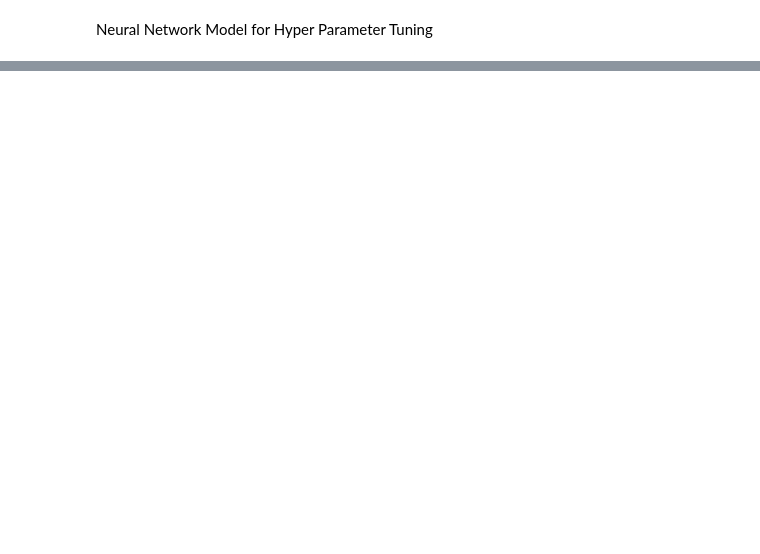
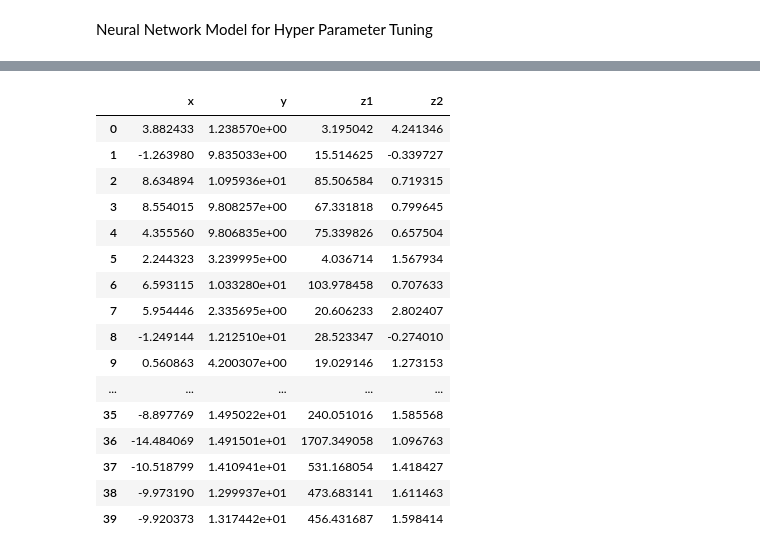
Before and after one commit to ScoutCodes/SMILE, a Jupyter notebook: BayesOpt_Code/BNN.ipynb, the cells around one changed output, grey strips where cells are left out. Saved outputs shown, nothing was run; the diff lists cells and outputs as text; code cells hidden in the pictures; blank space fills up the shorter version.

```diff
--- a/BayesOpt_Code/BNN.ipynb
+++ b/BayesOpt_Code/BNN.ipynb
@@ -171,0 +383,2 @@ Epoch 6/14
+# %%
+df = perform_iteration(df)
@@ -171,0 +456,20 @@ Epoch 6/14
+# %%
+df
+# %% [output]
+|  | x | y | z1 | z2 |
+| 0 | 3.882433 | 1.238570e+00 | 3.195042 | 4.241346 |
+| 1 | -1.263980 | 9.835033e+00 | 15.514625 | -0.339727 |
+| 2 | 8.634894 | 1.095936e+01 | 85.506584 | 0.719315 |
+| 3 | 8.554015 | 9.808257e+00 | 67.331818 | 0.799645 |
+| 4 | 4.355560 | 9.806835e+00 | 75.339826 | 0.657504 |
+| 5 | 2.244323 | 3.239995e+00 | 4.036714 | 1.567934 |
+| 6 | 6.593115 | 1.033280e+01 | 103.978458 | 0.707633 |
+| 7 | 5.954446 | 2.335695e+00 | 20.606233 | 2.802407 |
+| 8 | -1.249144 | 1.212510e+01 | 28.523347 | -0.274010 |
+| 9 | 0.560863 | 4.200307e+00 | 19.029146 | 1.273153 |
+| ... | ... | ... | ... | ... |
+| 35 | -8.897769 | 1.495022e+01 | 240.051016 | 1.585568 |
+| 36 | -14.484069 | 1.491501e+01 | 1707.349058 | 1.096763 |
+| 37 | -10.518799 | 1.410941e+01 | 531.168054 | 1.418427 |
+| 38 | -9.973190 | 1.299937e+01 | 473.683141 | 1.611463 |
+| 39 | -9.920373 | 1.317442e+01 | 456.431687 | 1.598414 |
```
Also changed, not shown: parts of 13 cells of this notebook, 1 other file.
